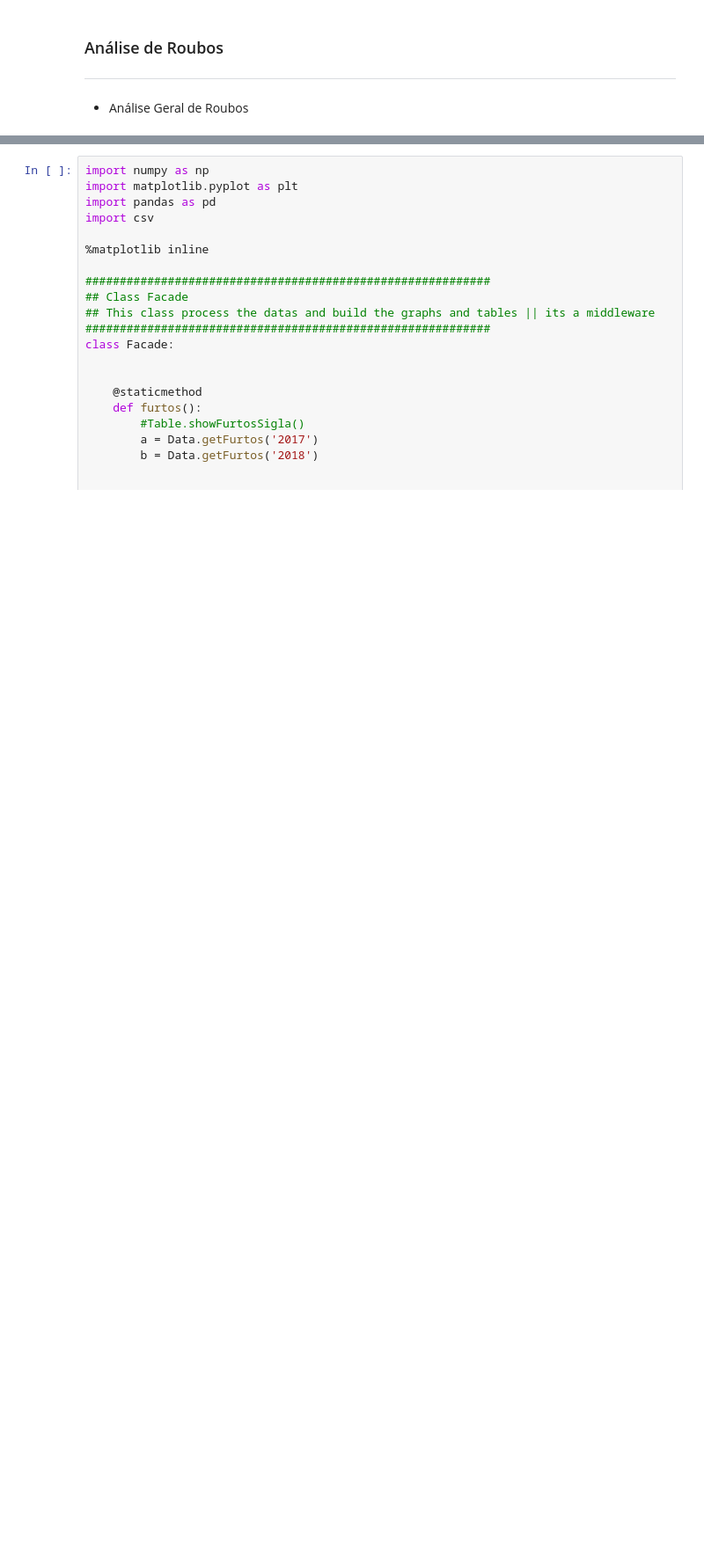
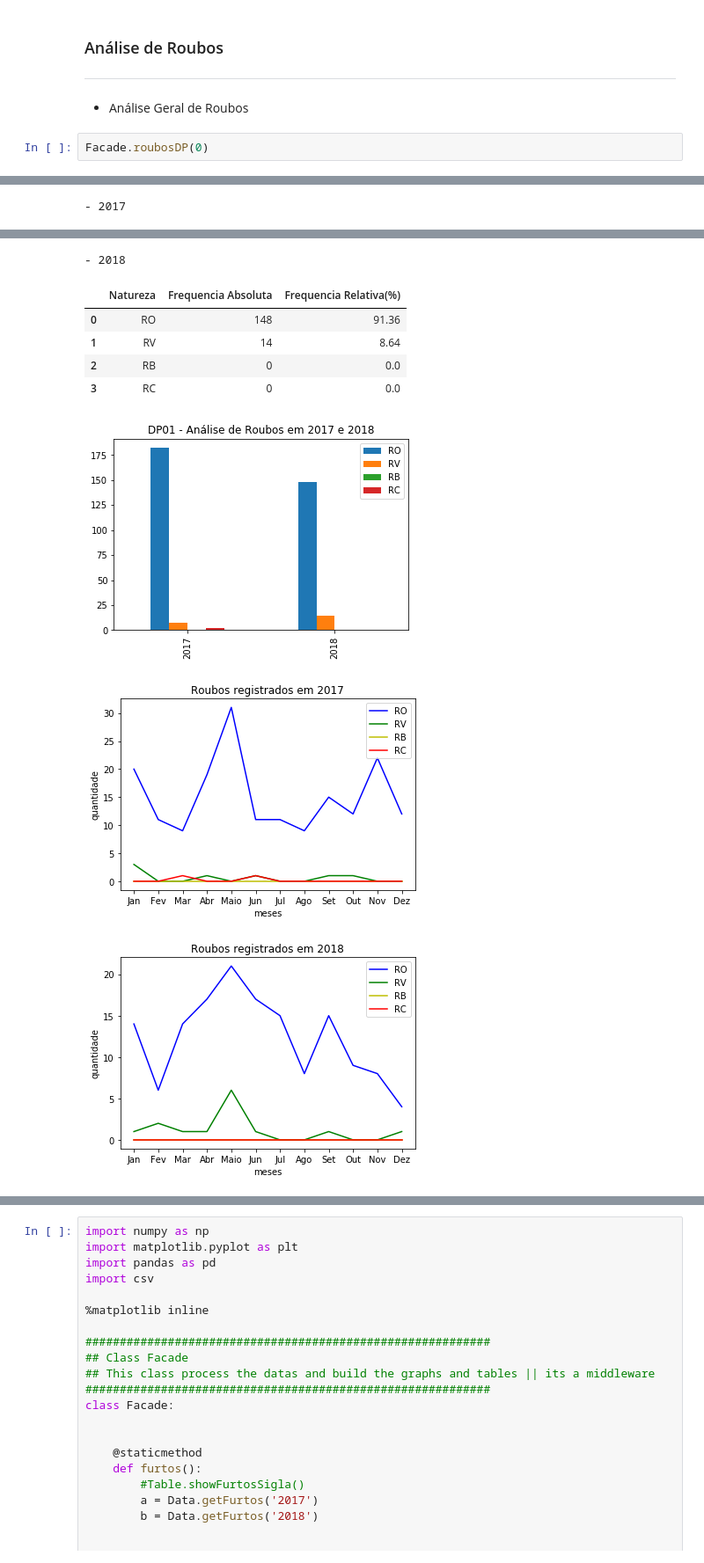
Before and after one commit to BRSystem64/ANADE, a Jupyter notebook: ANADE.ipynb, the cells around one changed output, grey strips where cells are left out. Shown at 88% size. Saved outputs shown, nothing was run; the diff lists cells and outputs as text; blank space fills up the shorter version.

```diff
--- a/ANADE.ipynb
+++ b/ANADE.ipynb
@@ -410,3 +484,6 @@ Facade.lesoesDP(2)
 ### Análise de Roubos
 ---
 - Análise Geral de Roubos
+# %%
+Facade.roubosDP(0)
+# %% [output]
@@ -412,0 +496 @@ Facade.lesoesDP(2)
+- 2017
@@ -412,0 +502,9 @@ Facade.lesoesDP(2)
+- 2018
+|  | Natureza | Frequencia Absoluta | Frequencia Relativa(%) |
+| 0 | RO | 148 | 91.36 |
+| 1 | RV | 14 | 8.64 |
+| 2 | RB | 0 | 0.0 |
+| 3 | RC | 0 | 0.0 |
+[figure, added]
+[figure, added]
+[figure, added]
```
Also changed, not shown: parts of 8 cells of this notebook.
